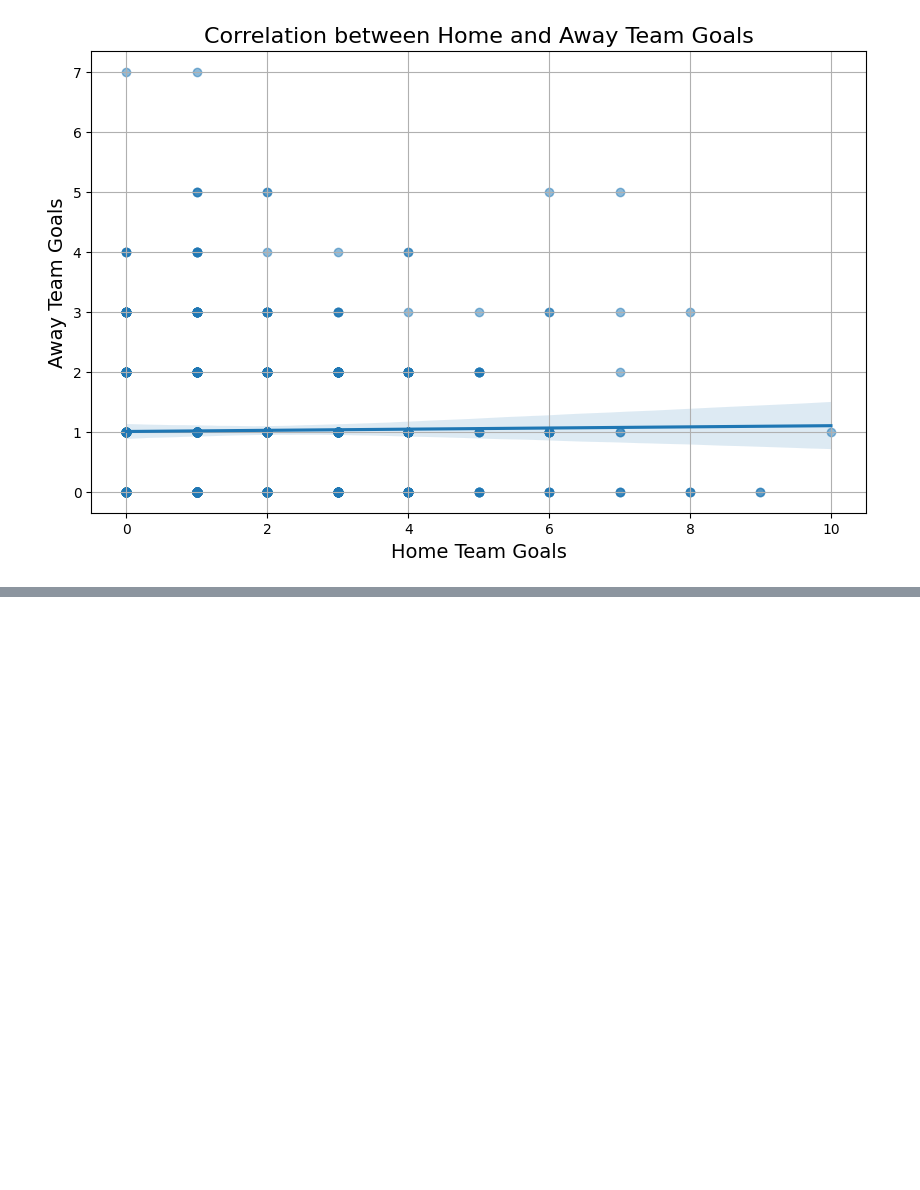
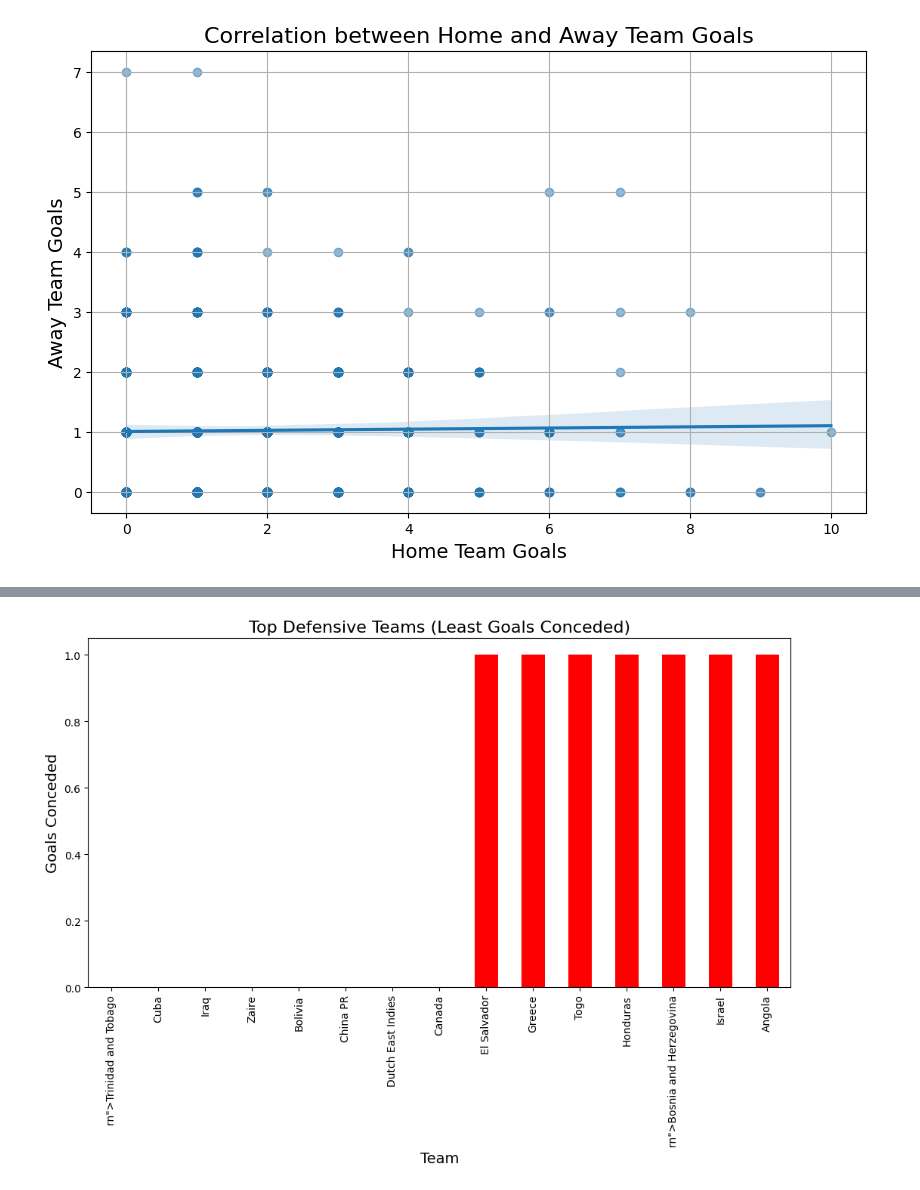
Before and after one commit to Rathod11jay/Unified_Mentor, a Jupyter notebook: FIFA_World_Cup_Analysis.ipynb, the cells around one changed output, grey strips where cells are left out. Cells and saved outputs as stored; diff of their text form; code cells hidden in the pictures; blank space fills up the shorter version.

```diff
--- a/FIFA_World_Cup_Analysis.ipynb
+++ b/FIFA_World_Cup_Analysis.ipynb
@@ -392,0 +452,14 @@ plt.show()
+# %%
+# Calculate total goals conceded per team
+goals_conceded = WC_Matches.groupby('Away Team Name')['Away Team Goals'].sum().sort_values()
+
+# Plot
+plt.figure(figsize=(12, 6))
+goals_conceded.head(15).plot(kind='bar', color='red')
+plt.title('Top Defensive Teams (Least Goals Conceded)', fontsize=16)
+plt.xlabel('Team', fontsize=14)
+plt.ylabel('Goals Conceded', fontsize=14)
+plt.xticks(rotation=90)
+plt.show()
+# %% [output]
+[figure, added]
```
Also changed, not shown: parts of 6 cells of this notebook.
